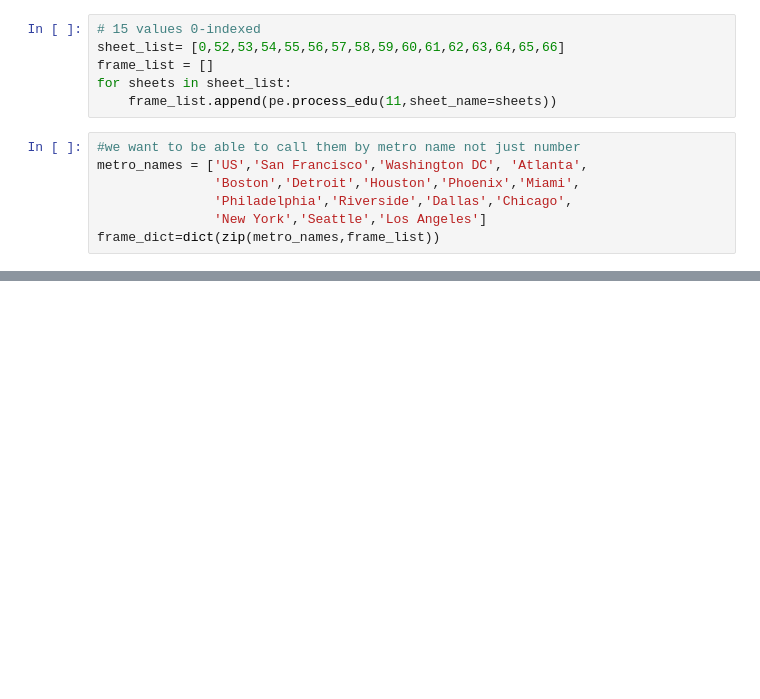
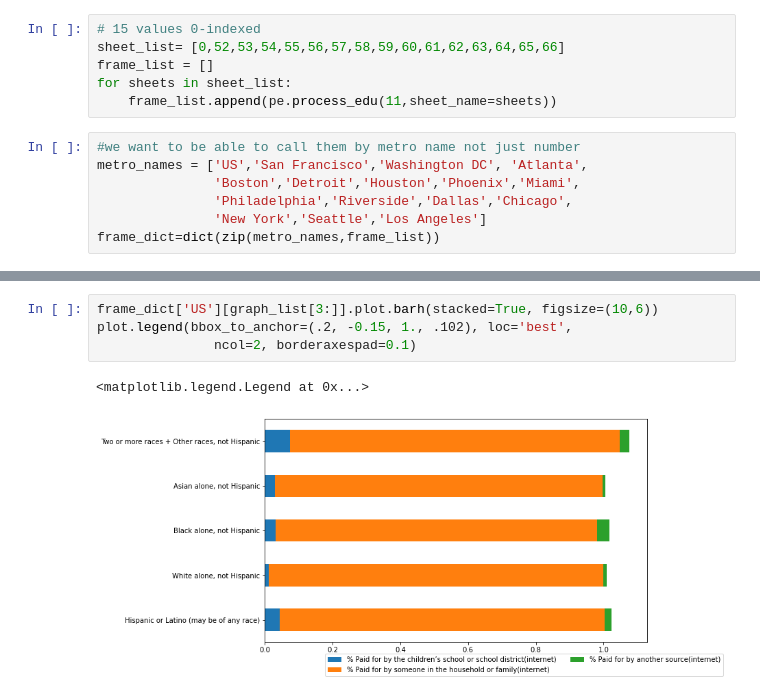
Before and after one commit to AnGWar26/icsd-pulse, a Jupyter notebook: notebooks/clean_data_edu.ipynb, the cells around one changed output, grey strips where cells are left out. Saved outputs shown, nothing was run; the diff lists cells and outputs as text; blank space fills up the shorter version.

```diff
--- a/notebooks/clean_data_edu.ipynb
+++ b/notebooks/clean_data_edu.ipynb
@@ -77,0 +47,7 @@ frame_dict['Los Angeles']
+# %%
+frame_dict['US'][graph_list[3:]].plot.barh(stacked=True, figsize=(10,6))
+plot.legend(bbox_to_anchor=(.2, -0.15, 1., .102), loc='best',
+               ncol=2, borderaxespad=0.1)
+# %% [output]
+<matplotlib.legend.Legend at 0x...>
+[figure, added]
```
Also changed, not shown: parts of 11 cells of this notebook.
